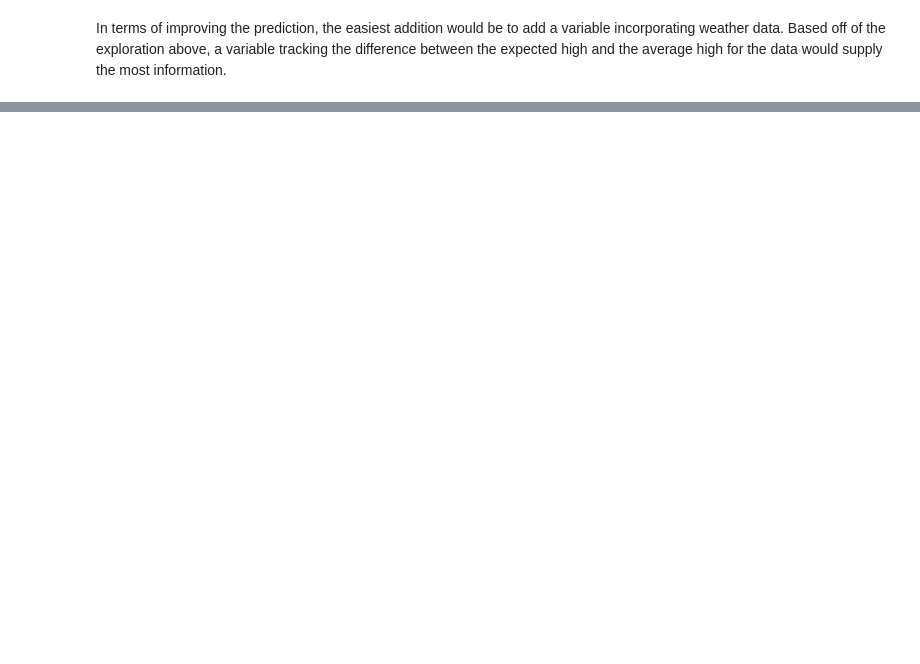
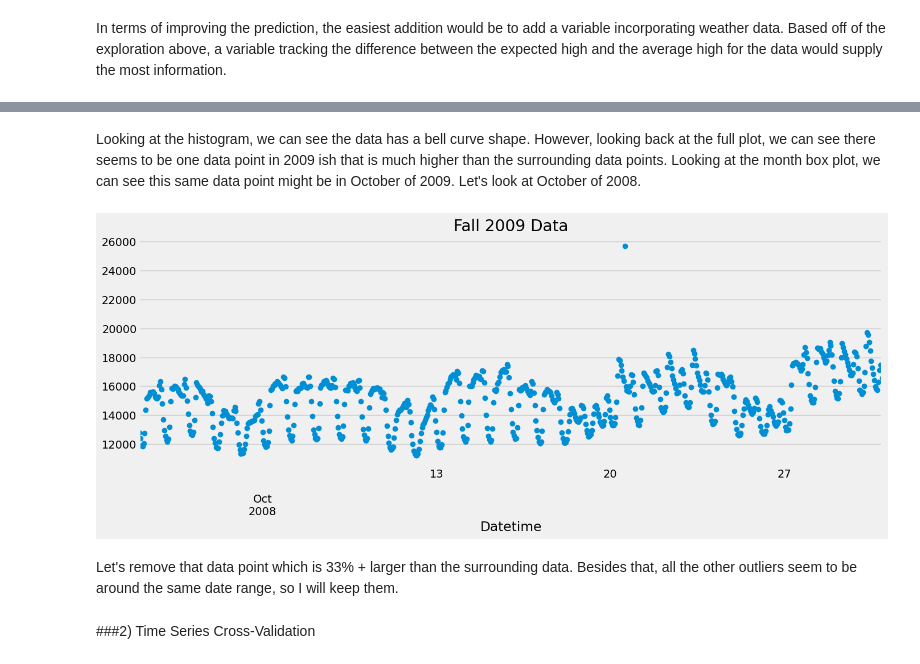
Before and after one commit to KarsonLeperi/DataScienceProjects, a Jupyter notebook: ts_machineLearning_energy.ipynb, the cells around one changed output, grey strips where cells are left out. Cells and saved outputs as stored; diff of their text form; code cells hidden in the pictures; blank space fills up the shorter version.

```diff
--- a/ts_machineLearning_energy.ipynb
+++ b/ts_machineLearning_energy.ipynb
@@ -246,0 +275,10 @@ In terms of improving the prediction, the easiest addition would be to add a var
+# %% [markdown]
+Looking at the histogram, we can see the data has a bell curve shape. However, looking back at the full plot, we can see there seems to be one data point in 2009 ish that is much higher than the surrounding data points. Looking at the month box plot, we can see this same data point might be in October of 2009. Let's look at October of 2008.
+# %%
+ax = df.loc[(df.index > '10-01-2008') & (df.index < '10-31-2008')]['AEP_MW'] \
+    .plot(figsize=(15, 5), title='Fall 2009 Data', marker = 'o', linestyle='')
+plt.show()
+# %% [output]
+[figure, added]
+# %% [markdown]
+Let's remove that data point which is 33% + larger than the surrounding data. Besides that, all the other outliers seem to be around the same date range, so I will keep them.
@@ -246,0 +287,2 @@ In terms of improving the prediction, the easiest addition would be to add a var
+# %% [markdown]
+###2) Time Series Cross-Validation
```
Also changed, not shown: parts of 28 cells of this notebook.
